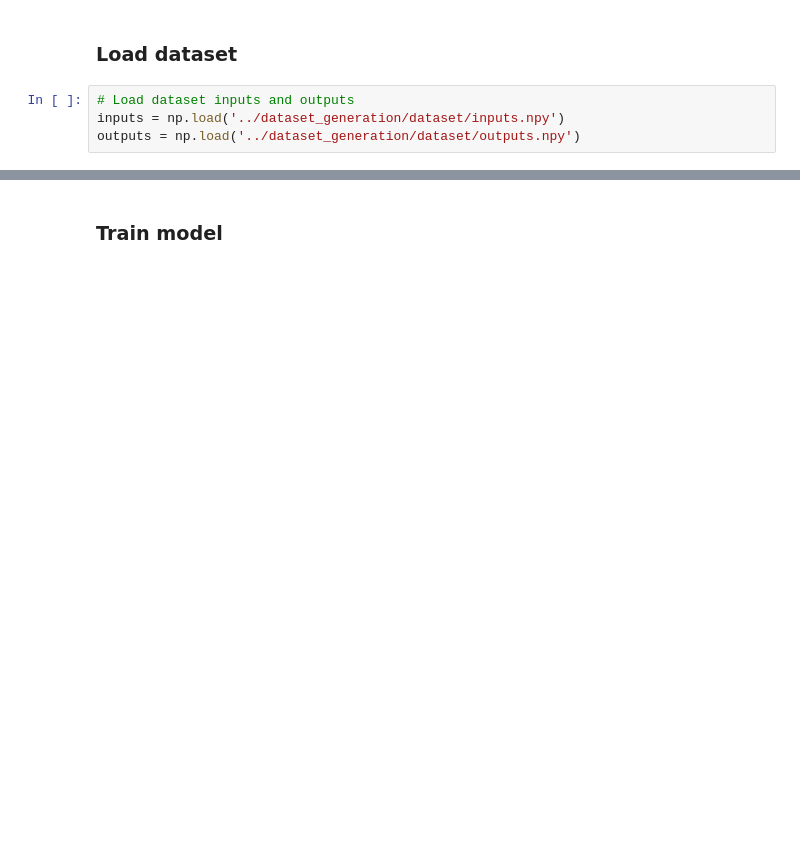
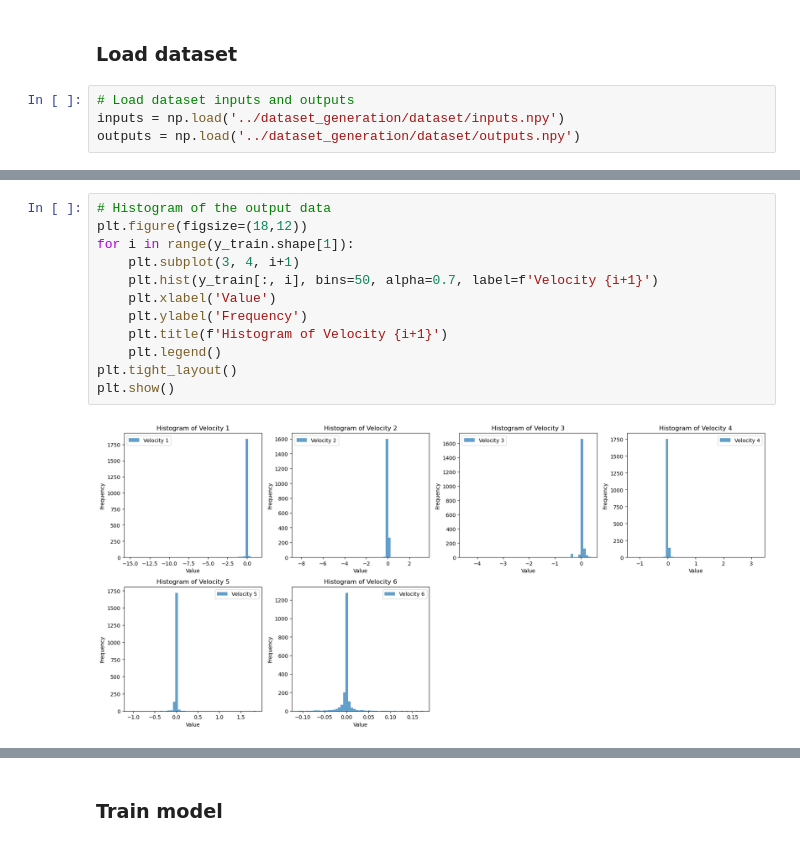
Before and after one commit to santamav/SKJ015-Intelligent_Control, a Jupyter notebook: Project/model_creation/model_building_and_training.ipynb, the cells around one changed output, grey strips where cells are left out. Drawn from its saved outputs; the diff is of its cells as text; blank space fills up the shorter version.

```diff
--- a/Project/model_creation/model_building_and_training.ipynb
+++ b/Project/model_creation/model_building_and_training.ipynb
@@ -45,0 +95,14 @@ print('y_test shape:', y_test.shape)
+# %%
+# Histogram of the output data
+plt.figure(figsize=(18,12))
+for i in range(y_train.shape[1]):
+    plt.subplot(3, 4, i+1)
+    plt.hist(y_train[:, i], bins=50, alpha=0.7, label=f'Velocity {i+1}')
+    plt.xlabel('Value')
+    plt.ylabel('Frequency')
+    plt.title(f'Histogram of Velocity {i+1}')
+    plt.legend()
+plt.tight_layout()
+plt.show()
+# %% [output]
+[figure, added]
```
Also changed, not shown: parts of 21 cells of this notebook, 8 other files.
